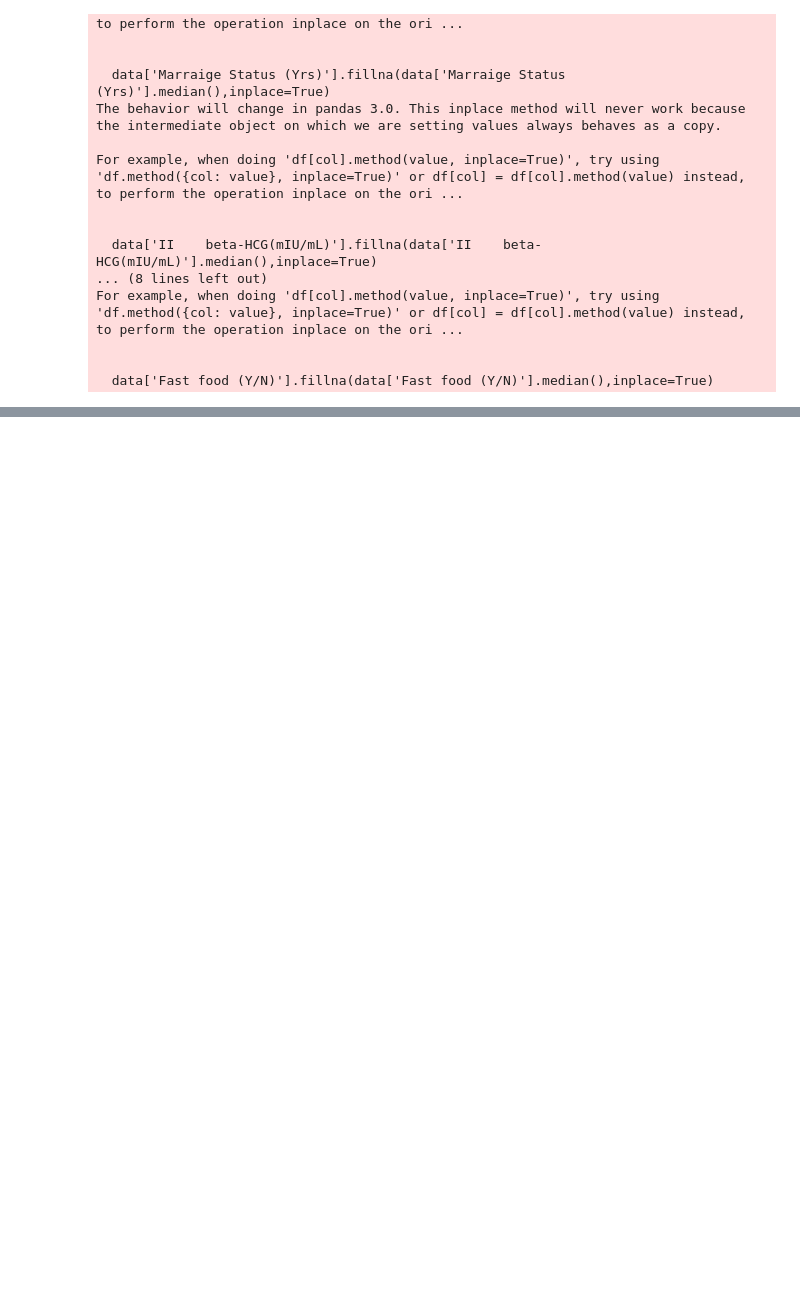
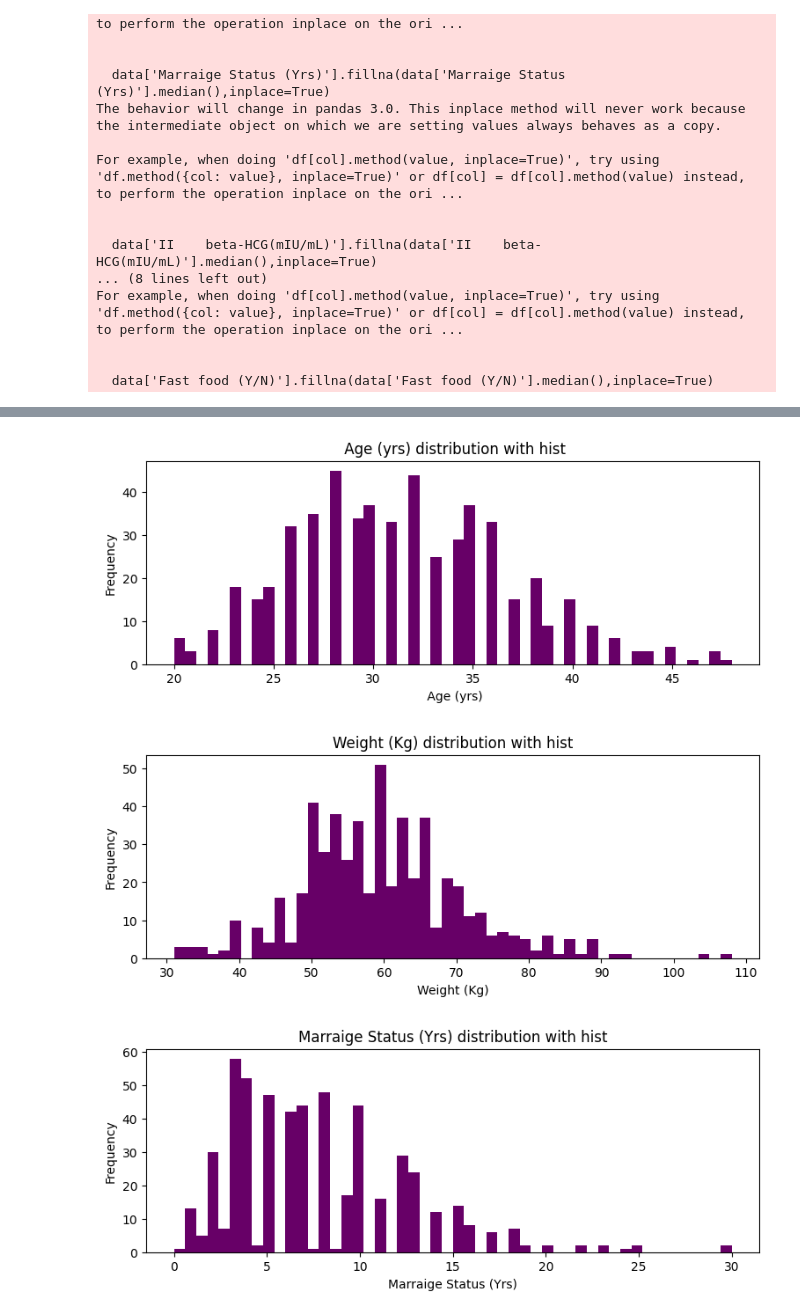
Before and after one commit to ullaslgd/End-to-end-PCOS-detection-app, a Jupyter notebook: research/experiment.ipynb, the cells around one changed output, grey strips where cells are left out. Saved outputs shown, nothing was run; the diff lists cells and outputs as text; code cells hidden in the pictures; blank space fills up the shorter version.

```diff
--- a/research/experiment.ipynb
+++ b/research/experiment.ipynb
@@ -257,0 +314,16 @@ plt.show()
+# %%
+def plot_hist(variable):
+    plt.figure(figsize = (9,3))
+    plt.hist(data[variable], bins = 50,color=colors[0])
+    plt.xlabel(variable)
+    plt.ylabel("Frequency")
+    plt.title("{} distribution with hist".format(variable))
+    plt.show()
+# %%
+numericVar = [" Age (yrs)", "Weight (Kg)","Marraige Status (Yrs)"]
+for n in numericVar:
+    plot_hist(n)
+# %% [output]
+[figure, added]
+[figure, added]
+[figure, added]
```
Also changed, not shown: parts of 19 cells of this notebook, 25 other files.
